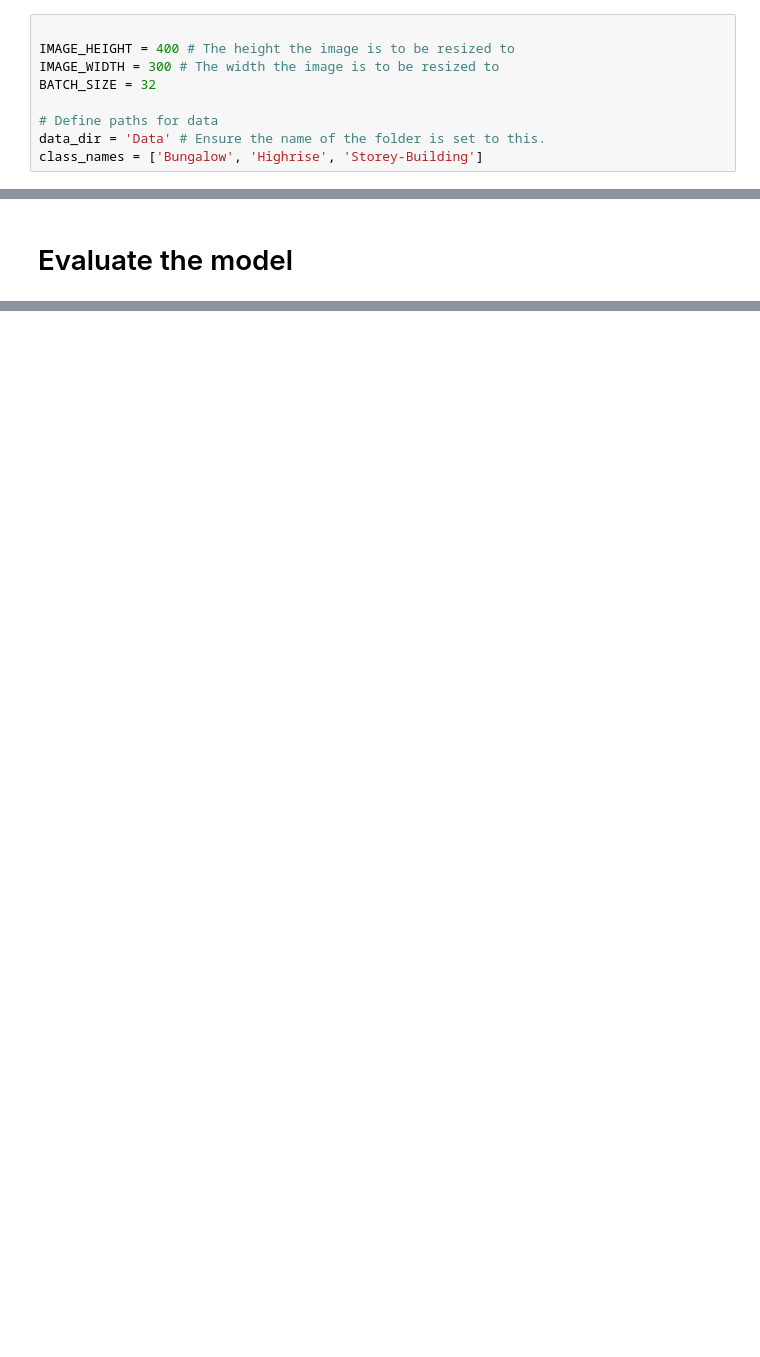
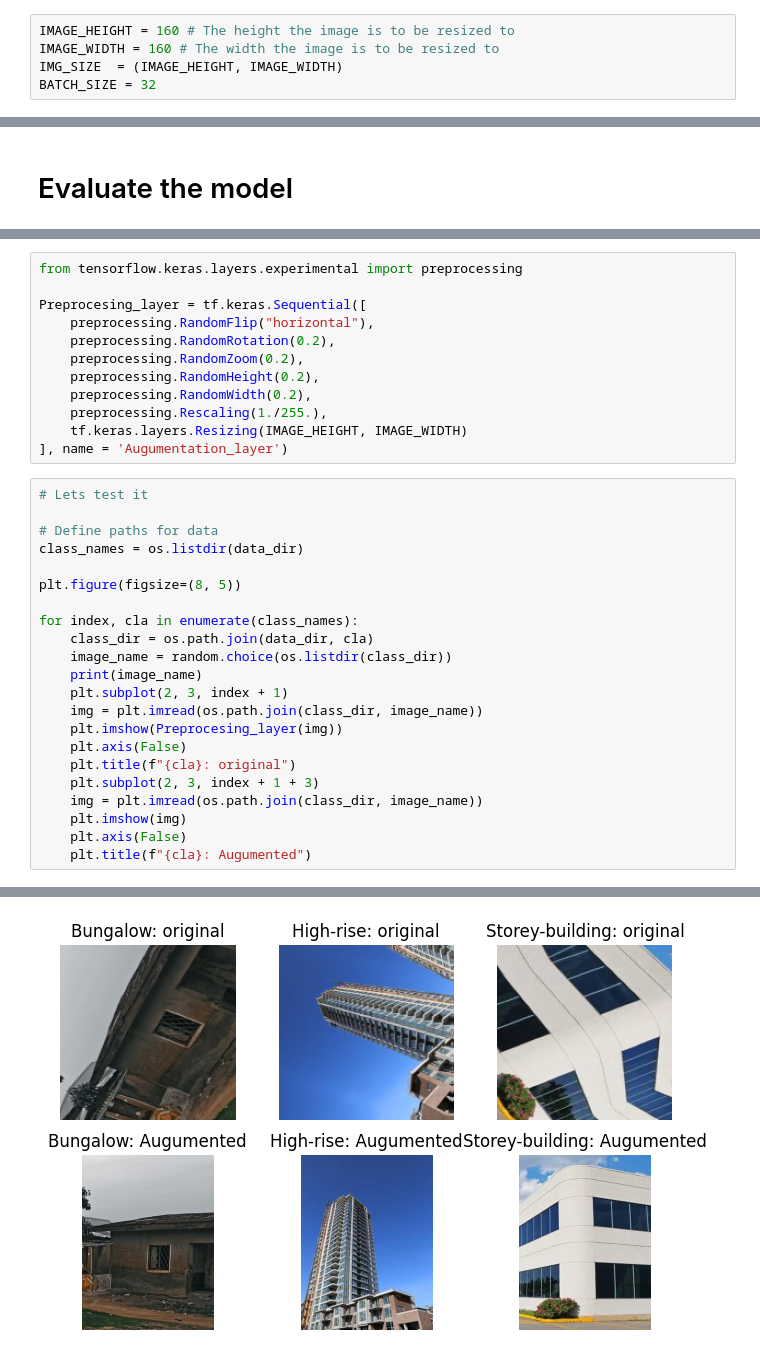
Before and after one commit to mlsanigeria/AI-Hacktober-MLSA, a Jupyter notebook: Project_1/Image_Classification_Winonymous/Image_Classification.ipynb, the cells around one changed output, grey strips where cells are left out. Drawn from its saved outputs; the diff is of its cells as text; blank space fills up the shorter version.

```diff
--- a/Project_1/Image_Classification_Winonymous/Image_Classification.ipynb
+++ b/Project_1/Image_Classification_Winonymous/Image_Classification.ipynb
@@ -39,14 +50,10 @@ C:\Users\ssffff\Desktop\One for all\Machine Learning Work\Hacktoberfest\AI-Hackt
 # %% [markdown]
 # Define Constants
 # %%
-
-IMAGE_HEIGHT = 400 # The height the image is to be resized to
-IMAGE_WIDTH = 300 # The width the image is to be resized to
+IMAGE_HEIGHT = 160 # The height the image is to be resized to
+IMAGE_WIDTH = 160 # The width the image is to be resized to
+IMG_SIZE  = (IMAGE_HEIGHT, IMAGE_WIDTH)
 BATCH_SIZE = 32
-
-# Define paths for data
-data_dir = 'Data' # Ensure the name of the folder is set to this.
-class_names = ['Bungalow', 'Highrise', 'Storey-Building']
 # %% [markdown]
 # Implement Data Generators and Preprocessing pipeline
 
@@ -112,0 +147,35 @@ print(f'Test accuracy: {test_acc*100:.2f}%')
+# %%
+from tensorflow.keras.layers.experimental import preprocessing
+
+Preprocesing_layer = tf.keras.Sequential([
+    preprocessing.RandomFlip("horizontal"),
+    preprocessing.RandomRotation(0.2),
+    preprocessing.RandomZoom(0.2),
+    preprocessing.RandomHeight(0.2),
+    preprocessing.RandomWidth(0.2),
+    preprocessing.Rescaling(1./255.),
+    tf.keras.layers.Resizing(IMAGE_HEIGHT, IMAGE_WIDTH)
+], name = 'Augumentation_layer')
+# %%
+# Lets test it
+
+# Define paths for data
+class_names = os.listdir(data_dir)
+
+plt.figure(figsize=(8, 5))
+
+for index, cla in enumerate(class_names):
+    class_dir = os.path.join(data_dir, cla)
+    image_name = random.choice(os.listdir(class_dir))
+    print(image_name)
+    plt.subplot(2, 3, index + 1)
+    img = plt.imread(os.path.join(class_dir, image_name))
+    plt.imshow(Preprocesing_layer(img))
+    plt.axis(False)
+    plt.title(f"{cla}: original")
+    plt.subplot(2, 3, index + 1 + 3)
+    img = plt.imread(os.path.join(class_dir, image_name))
+    plt.imshow(img)
+    plt.axis(False)
+    plt.title(f"{cla}: Augumented")
+# %% [output]
@@ -112,0 +185 @@ print(f'Test accuracy: {test_acc*100:.2f}%')
+[figure, added]
```
Also changed, not shown: parts of 21 cells of this notebook, 5 other files.
